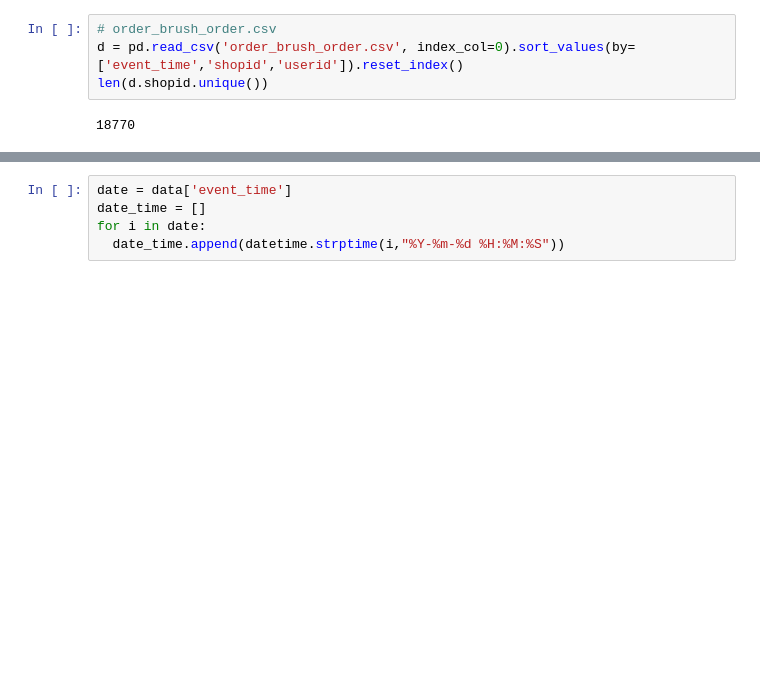
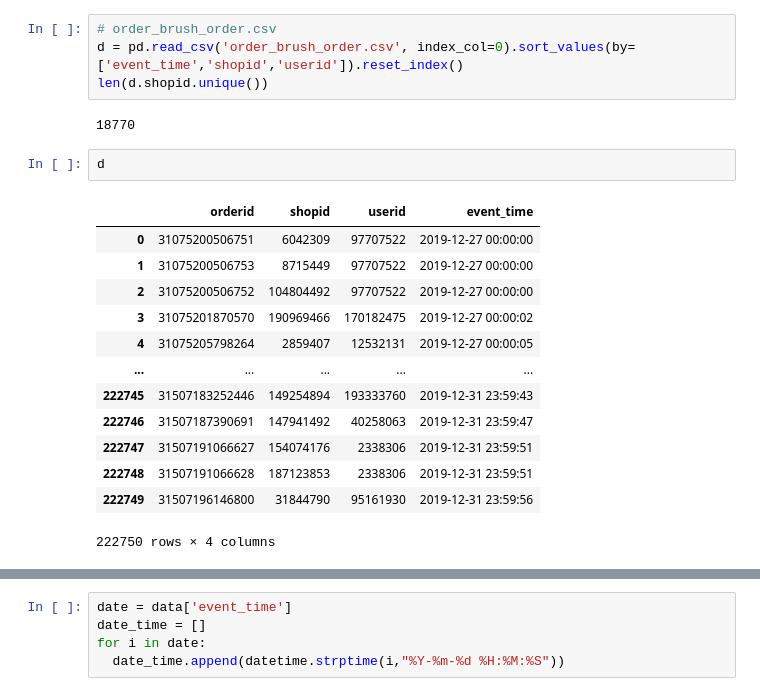
Before and after one commit to ee2110/Kaggle_projects_competition, a Jupyter notebook: Shopee_Code_League_2020/Order_Brushing/CYTeam_Order_Brushing.ipynb, the cells around one changed output, grey strips where cells are left out. Drawn from its saved outputs; the diff is of its cells as text; blank space fills up the shorter version.

```diff
--- a/Shopee_Code_League_2020/Order_Brushing/CYTeam_Order_Brushing.ipynb
+++ b/Shopee_Code_League_2020/Order_Brushing/CYTeam_Order_Brushing.ipynb
@@ -41,6 +41,22 @@ d = pd.read_csv('order_brush_order.csv', index_col=0).sort_values(by=['event_tim
 len(d.shopid.unique())
 # %% [output]
 18770
+# %%
+d
+# %% [output]
+|  | orderid | shopid | userid | event_time |
+| 0 | 31075200506751 | 6042309 | 97707522 | 2019-12-27 00:00:00 |
+| 1 | 31075200506753 | 8715449 | 97707522 | 2019-12-27 00:00:00 |
+| 2 | 31075200506752 | 104804492 | 97707522 | 2019-12-27 00:00:00 |
+| 3 | 31075201870570 | 190969466 | 170182475 | 2019-12-27 00:00:02 |
+| 4 | 31075205798264 | 2859407 | 12532131 | 2019-12-27 00:00:05 |
+| ... | ... | ... | ... | ... |
+| 222745 | 31507183252446 | 149254894 | 193333760 | 2019-12-31 23:59:43 |
+| 222746 | 31507187390691 | 147941492 | 40258063 | 2019-12-31 23:59:47 |
+| 222747 | 31507191066627 | 154074176 | 2338306 | 2019-12-31 23:59:51 |
+| 222748 | 31507191066628 | 187123853 | 2338306 | 2019-12-31 23:59:51 |
+| 222749 | 31507196146800 | 31844790 | 95161930 | 2019-12-31 23:59:56 |
+222750 rows × 4 columns
 # %%
 # order_brush_order.csv
 data = pd.read_csv('test_brush.csv', index_col=0).sort_values(by=['event_time','shopid','userid']).reset_index()
```
Also changed, not shown: parts of 30 cells of this notebook.
